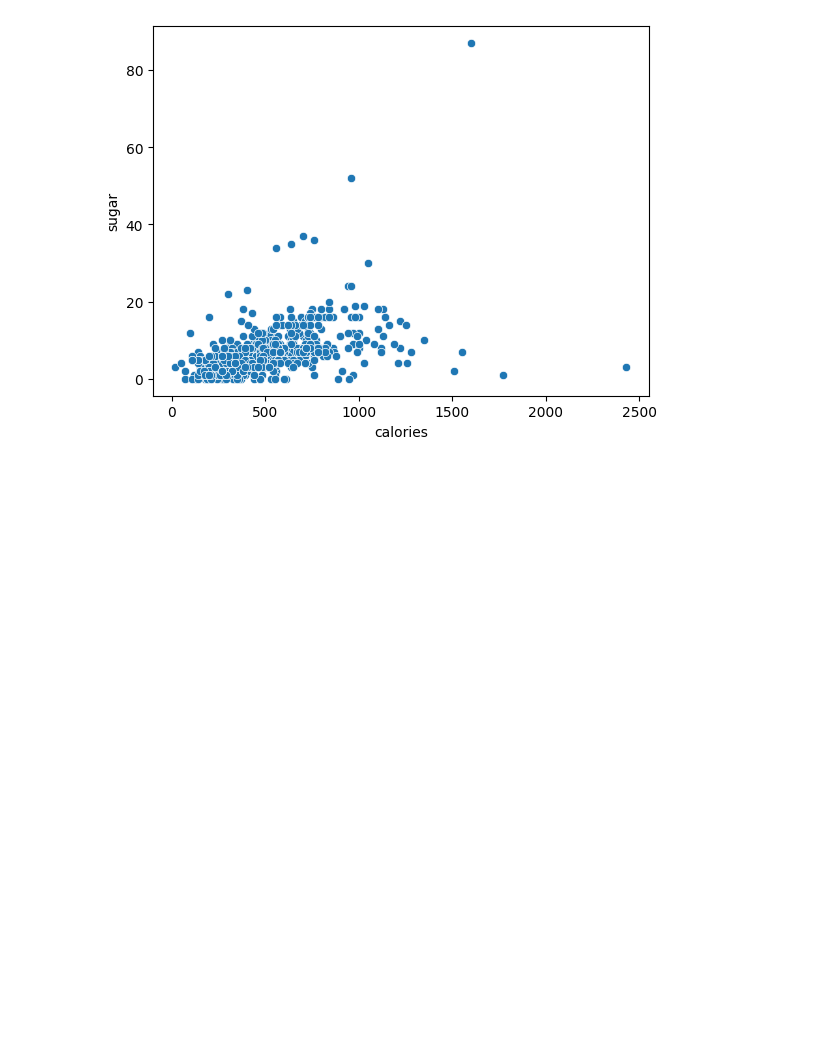
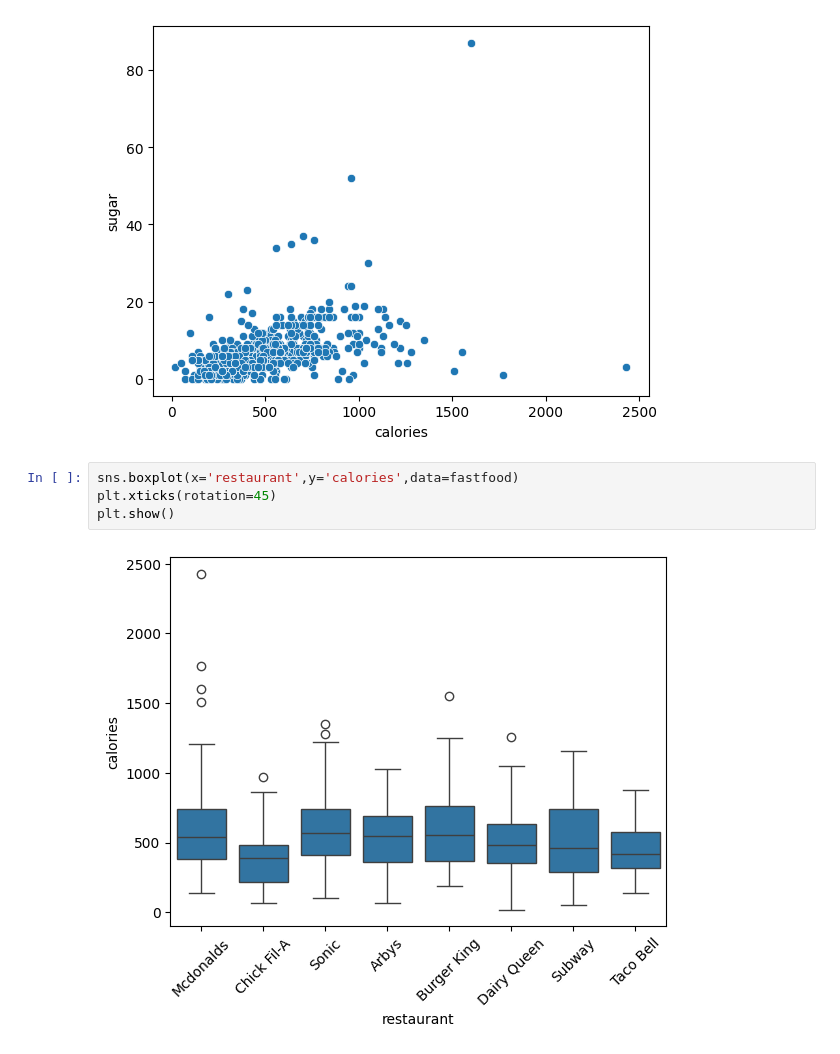
Before and after one commit to arteweyl/material_turma58865, a Jupyter notebook: aula_11/exercício.ipynb, the cells around one changed output. Drawn from its saved outputs; the diff is of its cells as text; blank space fills up the shorter version.

```diff
--- a/aula_11/exercício.ipynb
+++ b/aula_11/exercício.ipynb
@@ -45,3 +49,9 @@ sns.scatterplot(x='calories', y='sugar',data=fastfood)
 plt.show()
 # %% [output]
 [figure]
+# %%
+sns.boxplot(x='restaurant',y='calories',data=fastfood)
+plt.xticks(rotation=45)
+plt.show()
+# %% [output]
+[figure, added]
```
Also changed, not shown: parts of 1 cell of this notebook, 1 other file.
